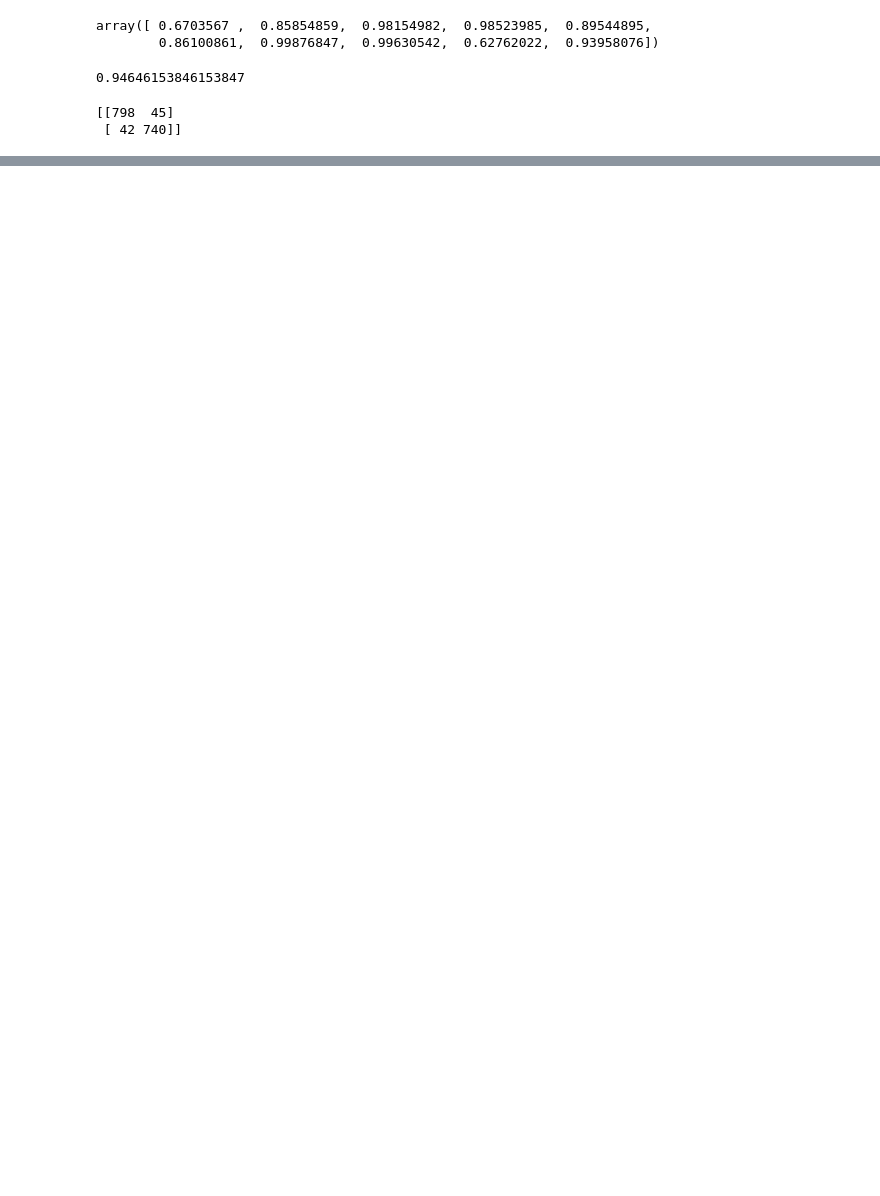
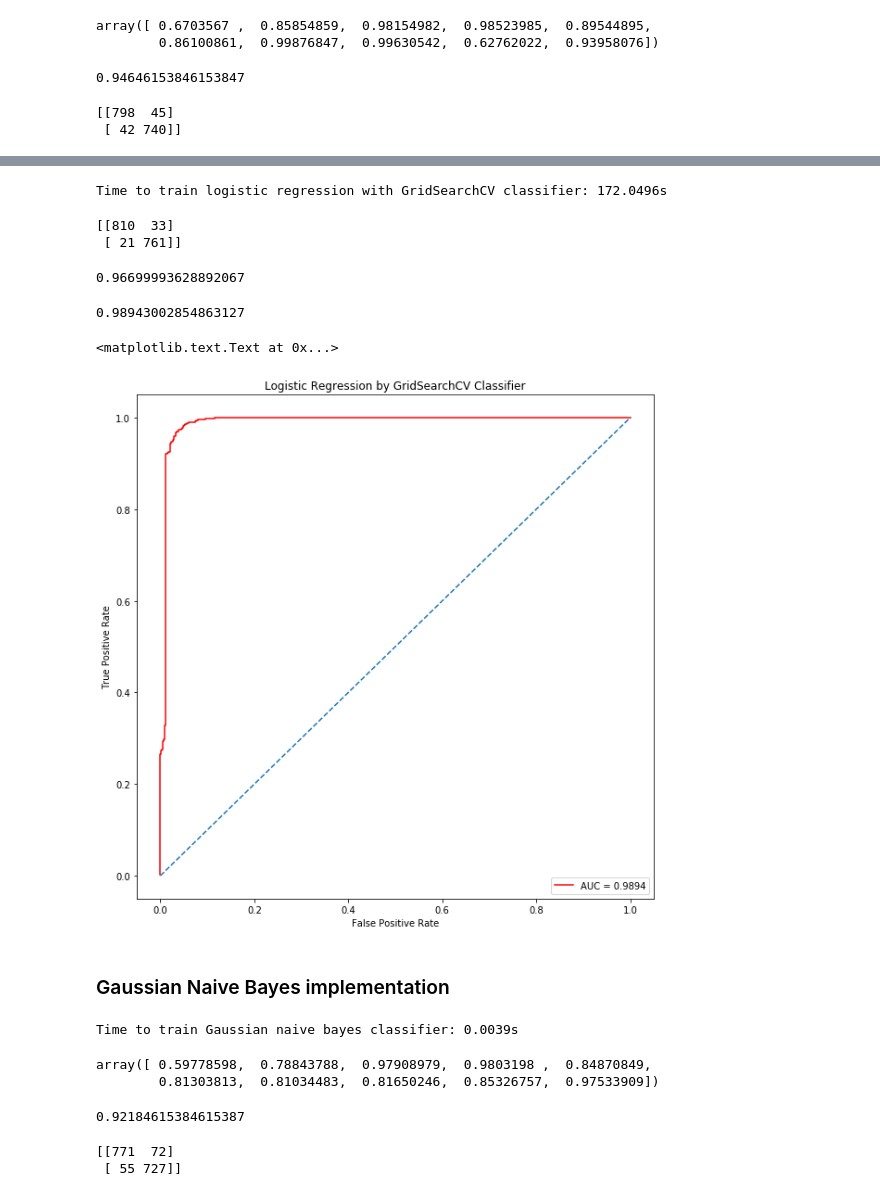
Before and after one commit to qiangwennorge/KagglePractice, a Jupyter notebook: Mushroom Classification/Mushroom.ipynb, the cells around one changed output, grey strips where cells are left out. Drawn from its saved outputs; the diff is of its cells as text; code cells hidden in the pictures; blank space fills up the shorter version.

Commit message:
mushroom classification

```diff
--- a/Mushroom Classification/Mushroom.ipynb
+++ b/Mushroom Classification/Mushroom.ipynb
@@ -260,0 +340,76 @@ print(confusion_matrix(y_test, y_pred))
+# %%
+from sklearn.model_selection import GridSearchCV
+
+tuned_parameters = {'C': [0.001, 0.01, 0.1, 1, 10, 100, 1000], 'penalty':['l1','l2']}
+
+lr = LogisticRegression()
+
+lr_gs = GridSearchCV(lr, tuned_parameters,cv=10)
+
+start_lr_gs = time.time()
+lr_gs.fit(X_train, y_train)
+end_lr_gs = time.time()
+
+print('Time to train logistic regression with GridSearchCV classifier: %0.4fs' % (end_lr_gs - start_lr_gs))
+# %% [output]
+Time to train logistic regression with GridSearchCV classifier: 172.0496s
+# %%
+y_prob = lr_gs.predict_proba(X_test)[:, 1]
+y_pred = np.where(y_prob > 0.5, 1, 0)
+print(confusion_matrix(y_test, y_pred))
+# %% [output]
+[[810  33]
+ [ 21 761]]
+# %%
+auc_roc = metrics.roc_auc_score(y_test, y_pred)
+auc_roc
+# %% [output]
+0.96699993628892067
+# %%
+false_positive_rate, true_positive_rate, thresholds = metrics.roc_curve(y_test, y_prob)
+roc_auc = metrics.auc(false_positive_rate, true_positive_rate)
+roc_auc
+# %% [output]
+0.98943002854863127
+# %%
+plt.figure(figsize=(10,10))
+plt.title('Logistic Regression by GridSearchCV Classifier')
+plt.plot(false_positive_rate,true_positive_rate, color='red',label = 'AUC = %0.4f' % roc_auc)
+plt.legend(loc = 'lower right')
+plt.plot([0, 1], [0, 1],linestyle='--')
+plt.axis('tight')
+plt.ylabel('True Positive Rate')
+plt.xlabel('False Positive Rate')
+# %% [output]
+<matplotlib.text.Text at 0x...>
+[figure, added]
+# %% [markdown]
+### Gaussian Naive Bayes implementation
+# %%
+from sklearn.naive_bayes import GaussianNB
+
+gnb = GaussianNB()
+
+start_gnb = time.time()
+gnb.fit(X_train, y_train)
+end_gnb = time.time()
+
+print('Time to train Gaussian naive bayes classifier: %0.4fs' % (end_gnb - start_gnb))
+# %% [output]
+Time to train Gaussian naive bayes classifier: 0.0039s
+# %%
+cross_val_score(gnb, mushroom_encoded[:, 1:], mushroom_encoded[:,0], cv=10)
+# %% [output]
+array([ 0.59778598,  0.78843788,  0.97908979,  0.9803198 ,  0.84870849,
+        0.81303813,  0.81034483,  0.81650246,  0.85326757,  0.97533909])
+# %%
+gnb.score(X_test, y_test)
+# %% [output]
+0.92184615384615387
+# %%
+y_prob = gnb.predict_proba(X_test)[:, 1]
+y_pred = np.where(y_prob > 0.5, 1, 0)
+print(confusion_matrix(y_test, y_pred))
+# %% [output]
+[[771  72]
+ [ 55 727]]
```
Also changed, not shown: parts of 49 cells of this notebook.
